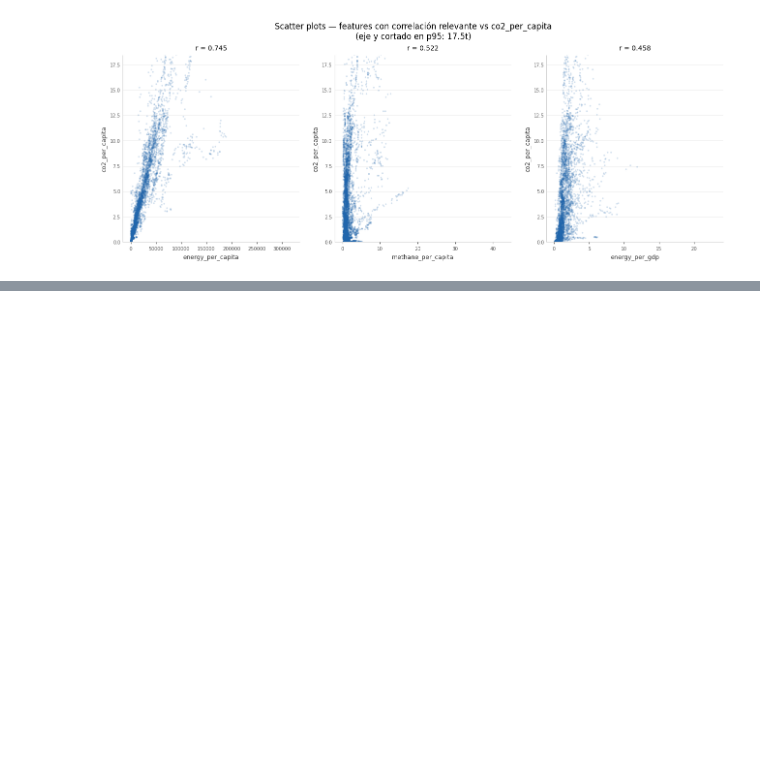
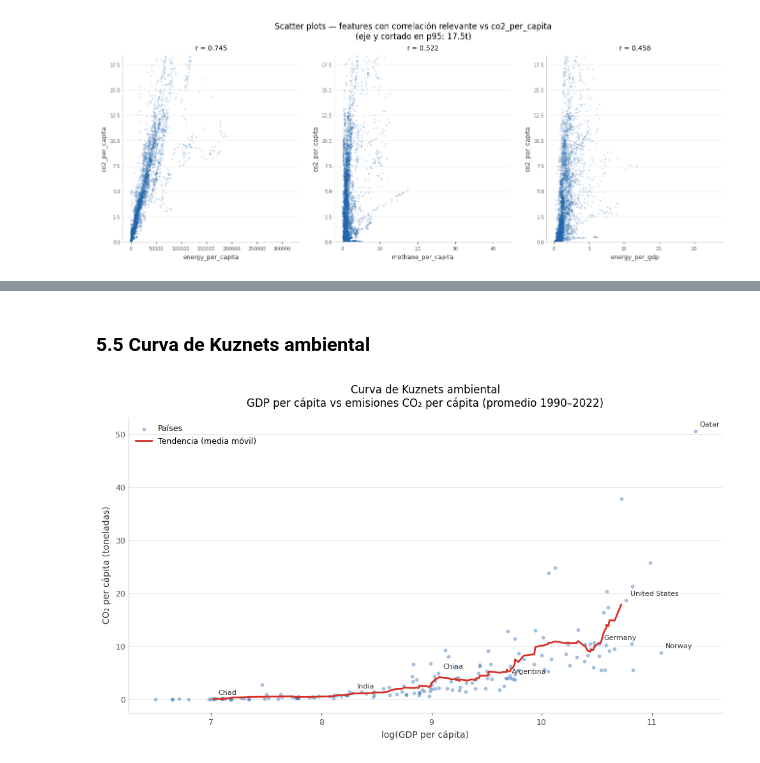
Before and after one commit to RamonEppens/Analisis_Predictivo_Co2, a Jupyter notebook: notebooks/Examen1-AnálisisPredictivo.ipynb, the cells around one changed output, grey strips where cells are left out. Drawn from its saved outputs; the diff is of its cells as text; code cells hidden in the pictures; blank space fills up the shorter version.

```diff
--- a/notebooks/Examen1-AnálisisPredictivo.ipynb
+++ b/notebooks/Examen1-AnálisisPredictivo.ipynb
@@ -1046,0 +1081,36 @@ con algunos outliers hacia la derecha. La tendencia existe pero es menos pronunc
+# %% [markdown]
+### 5.5 Curva de Kuznets ambiental
+# %%
+# === CURVA DE KUZNETS AMBIENTAL ===
+kuznets = (df_clean.groupby('country')[['gdp_per_capita', 'co2_per_capita']]
+           .mean().dropna().reset_index())
+kuznets = kuznets.sort_values('gdp_per_capita')
+kuznets['co2_smooth'] = (kuznets['co2_per_capita']
+                         .rolling(window=15, center=True).mean())
+
+fig, ax = plt.subplots(figsize=(12, 6))
+ax.scatter(np.log1p(kuznets['gdp_per_capita']),
+           kuznets['co2_per_capita'],
+           alpha=0.4, s=18, color=C_BLUE, linewidths=0, label='Países')
+ax.plot(np.log1p(kuznets['gdp_per_capita']),
+        kuznets['co2_smooth'],
+        color=C_RED, linewidth=2, label='Tendencia (media móvil)')
+
+destacados = ['Qatar', 'United States', 'China', 'India',
+              'Germany', 'Argentina', 'Chad', 'Norway']
+for _, row in kuznets[kuznets['country'].isin(destacados)].iterrows():
+    ax.annotate(row['country'],
+                xy=(np.log1p(row['gdp_per_capita']), row['co2_per_capita']),
+                fontsize=8, color='#333333',
+                xytext=(5, 5), textcoords='offset points')
+
+ax.set_xlabel('log(GDP per cápita)')
+ax.set_ylabel('CO₂ per cápita (toneladas)')
+ax.set_title('Curva de Kuznets ambiental\n'
+             'GDP per cápita vs emisiones CO₂ per cápita (promedio 1990–2022)',
+             pad=12)
+ax.legend(frameon=False)
+tufte_style(ax, grid_axis='y')
+plt.show()
+# %% [output]
+[figure, added]
```
Also changed, not shown: parts of 4 cells of this notebook.
